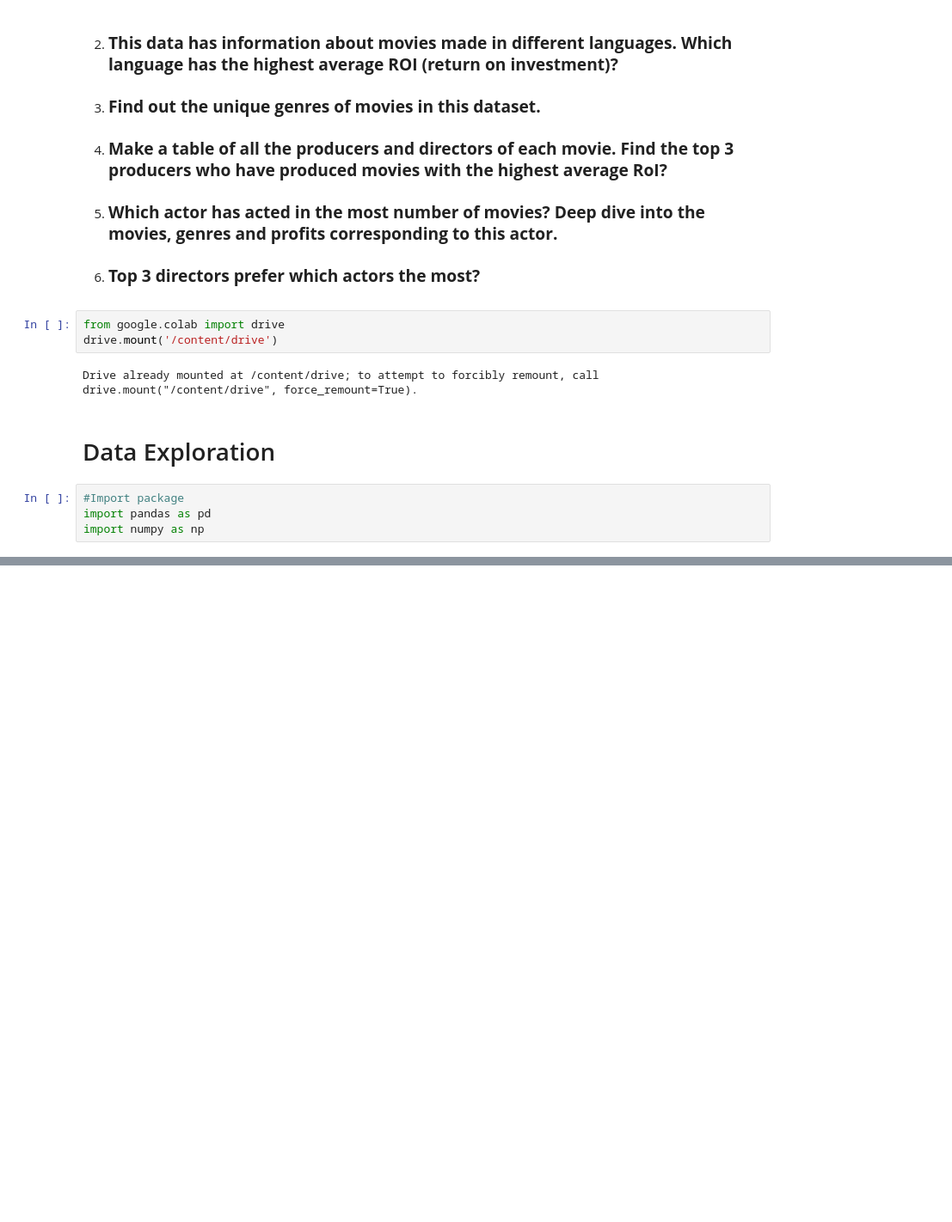
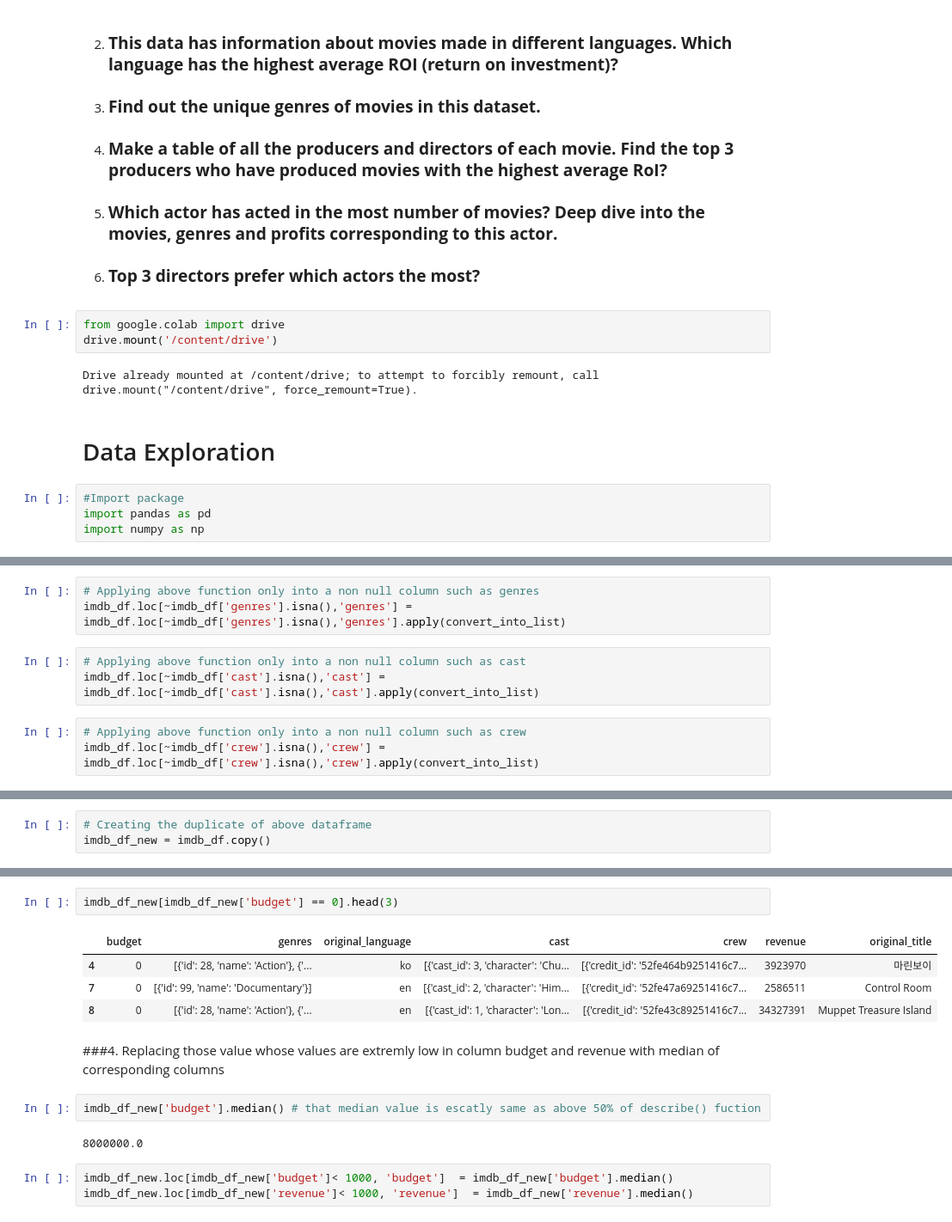
Before and after one commit to shubham1894/Data-Science-Portfolio, a Jupyter notebook: EDA Imdb Dataset/EDA_on_IMDB_Dataset.ipynb, the cells around one changed output, grey strips where cells are left out. Shown: that part at 86% size. Saved outputs shown, nothing was run; the diff lists cells and outputs as text; blank space fills up the shorter version.

```diff
--- a/EDA Imdb Dataset/EDA_on_IMDB_Dataset.ipynb
+++ b/EDA Imdb Dataset/EDA_on_IMDB_Dataset.ipynb
@@ -521,0 +81,9 @@ df3.head(3)
+# %%
+# Applying above function only into a non null column such as genres
+imdb_df.loc[~imdb_df['genres'].isna(),'genres'] = imdb_df.loc[~imdb_df['genres'].isna(),'genres'].apply(convert_into_list)
+# %%
+# Applying above function only into a non null column such as cast
+imdb_df.loc[~imdb_df['cast'].isna(),'cast'] = imdb_df.loc[~imdb_df['cast'].isna(),'cast'].apply(convert_into_list)
+# %%
+# Applying above function only into a non null column such as crew
+imdb_df.loc[~imdb_df['crew'].isna(),'crew'] = imdb_df.loc[~imdb_df['crew'].isna(),'crew'].apply(convert_into_list)
@@ -521,0 +101,3 @@ df3.head(3)
+# %%
+# Creating the duplicate of above dataframe
+imdb_df_new = imdb_df.copy()
@@ -521,0 +127,16 @@ df3.head(3)
+# %%
+imdb_df_new[imdb_df_new['budget'] == 0].head(3)
+# %% [output]
+|  | budget | genres | original_language | cast | crew | revenue | original_title |
+| 4 | 0 | [{'id': 28, 'name': 'Action'}, {'... | ko | [{'cast_id': 3, 'character': 'Chu... | [{'credit_id': '52fe464b9251416c7... | 3923970 | 마린보이 |
+| 7 | 0 | [{'id': 99, 'name': 'Documentary'}] | en | [{'cast_id': 2, 'character': 'Him... | [{'credit_id': '52fe47a69251416c7... | 2586511 | Control Room |
+| 8 | 0 | [{'id': 28, 'name': 'Action'}, {'... | en | [{'cast_id': 1, 'character': 'Lon... | [{'credit_id': '52fe43c89251416c7... | 34327391 | Muppet Treasure Island |
+# %% [markdown]
+###4. Replacing those value whose values are extremly low in column budget and revenue with median of corresponding columns
+# %%
+imdb_df_new['budget'].median() # that median value is escatly same as above 50% of describe() fuction
+# %% [output]
+8000000.0
+# %%
+imdb_df_new.loc[imdb_df_new['budget']< 1000, 'budget']  = imdb_df_new['budget'].median()
+imdb_df_new.loc[imdb_df_new['revenue']< 1000, 'revenue']  = imdb_df_new['revenue'].median()
```
Also changed, not shown: parts of 142 cells of this notebook.
